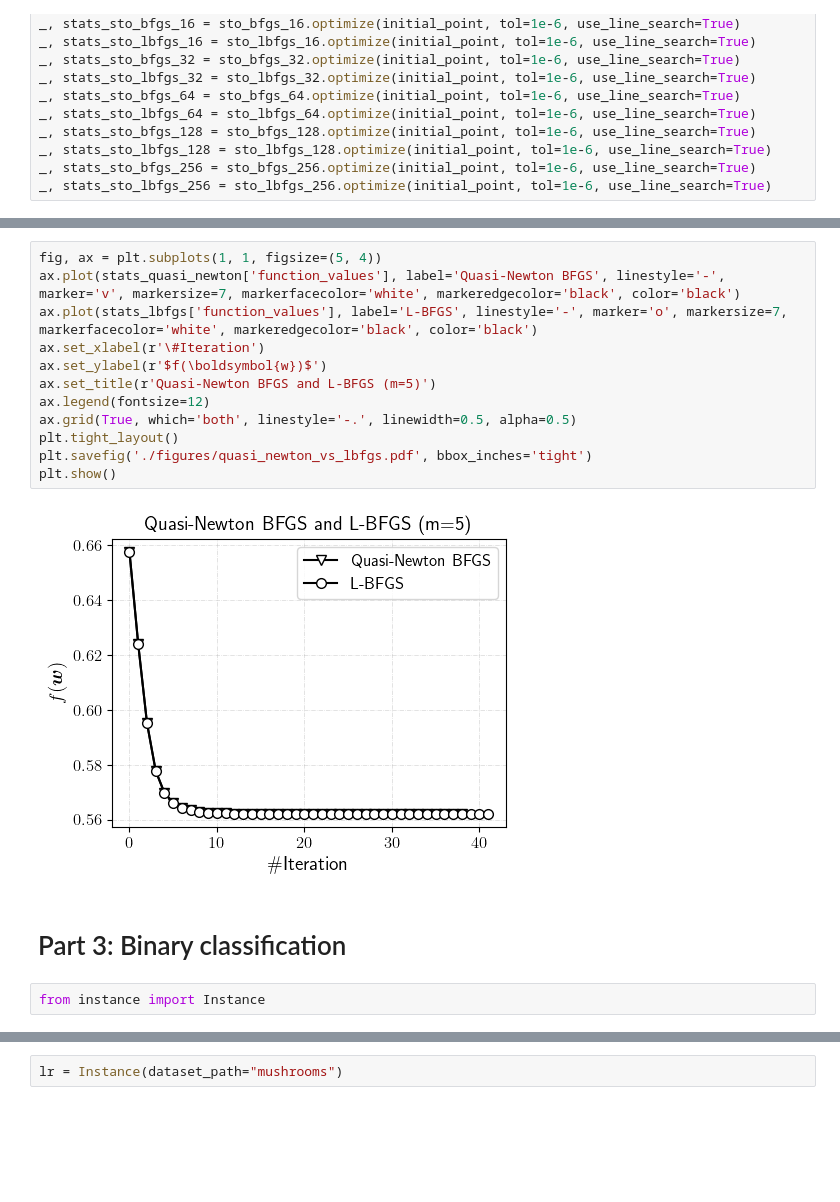
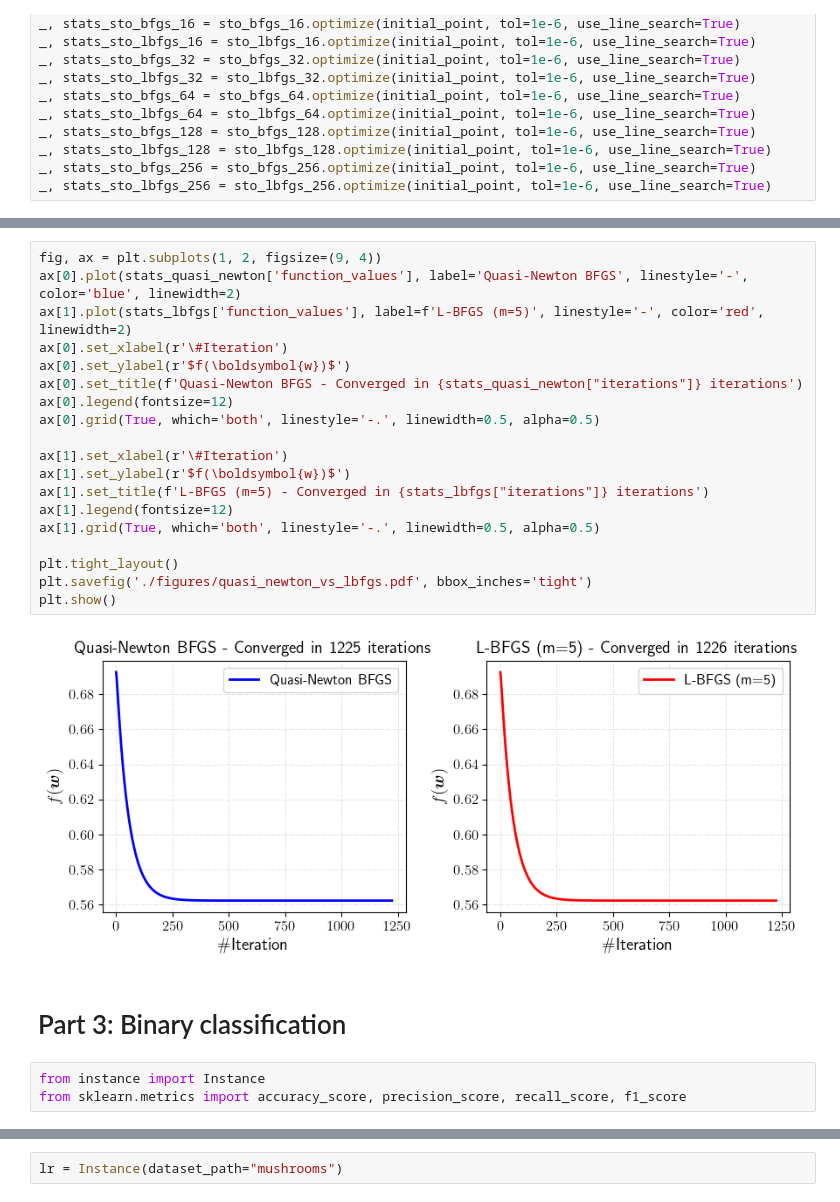
Before and after one commit to qlinhta/iasd-oml, a Jupyter notebook: omla.ipynb, the cells around one changed output, grey strips where cells are left out. Drawn from its saved outputs; the diff is of its cells as text; blank space fills up the shorter version.

```diff
--- a/omla.ipynb
+++ b/omla.ipynb
@@ -872,21 +872,29 @@ plt.show()
 # %%
-fig, ax = plt.subplots(1, 1, figsize=(5, 4))
-ax.plot(stats_quasi_newton['function_values'], label='Quasi-Newton BFGS', linestyle='-', marker='v', markersize=7, markerfacecolor='white', markeredgecolor='black', color='black')
-ax.plot(stats_lbfgs['function_values'], label='L-BFGS', linestyle='-', marker='o', markersize=7, markerfacecolor='white', markeredgecolor='black', color='black')
-ax.set_xlabel(r'\#Iteration')
-ax.set_ylabel(r'$f(\boldsymbol{w})$')
-ax.set_title(r'Quasi-Newton BFGS and L-BFGS (m=5)')
-ax.legend(fontsize=12)
-ax.grid(True, which='both', linestyle='-.', linewidth=0.5, alpha=0.5)
+fig, ax = plt.subplots(1, 2, figsize=(9, 4))
+ax[0].plot(stats_quasi_newton['function_values'], label='Quasi-Newton BFGS', linestyle='-', color='blue', linewidth=2)
+ax[1].plot(stats_lbfgs['function_values'], label=f'L-BFGS (m=5)', linestyle='-', color='red', linewidth=2)
+ax[0].set_xlabel(r'\#Iteration')
+ax[0].set_ylabel(r'$f(\boldsymbol{w})$')
+ax[0].set_title(f'Quasi-Newton BFGS - Converged in {stats_quasi_newton["iterations"]} iterations')
+ax[0].legend(fontsize=12)
+ax[0].grid(True, which='both', linestyle='-.', linewidth=0.5, alpha=0.5)
+
+ax[1].set_xlabel(r'\#Iteration')
+ax[1].set_ylabel(r'$f(\boldsymbol{w})$')
+ax[1].set_title(f'L-BFGS (m=5) - Converged in {stats_lbfgs["iterations"]} iterations')
+ax[1].legend(fontsize=12)
+ax[1].grid(True, which='both', linestyle='-.', linewidth=0.5, alpha=0.5)
+
 plt.tight_layout()
 plt.savefig('./figures/quasi_newton_vs_lbfgs.pdf', bbox_inches='tight')
 plt.show()
 # %% [output]
-[figure, old version]
+[figure, new version]
 # %% [markdown]
 # Part 3: Binary classification
 # %%
 from instance import Instance
+from sklearn.metrics import accuracy_score, precision_score, recall_score, f1_score
 # %%
 !wget -c https://www.csie.ntu.edu.tw/~cjlin/libsvmtools/datasets/binary/mushrooms
 # %% [output]
```
Also changed, not shown: parts of 12 cells of this notebook, 12 other files.
